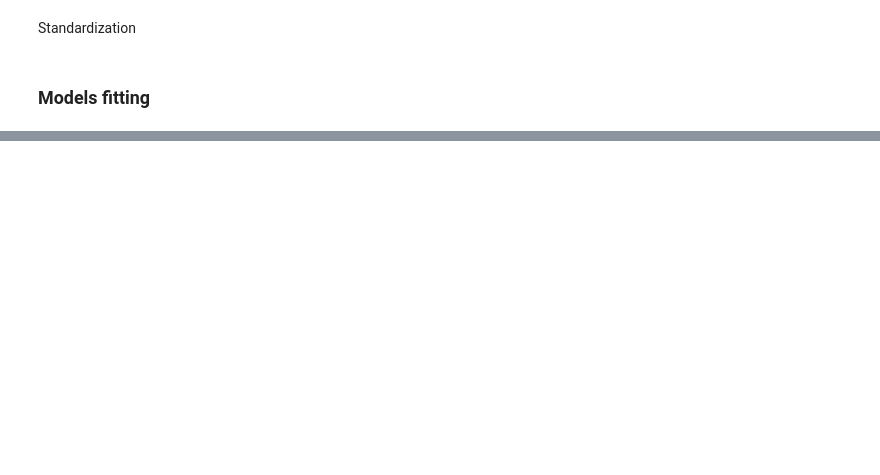
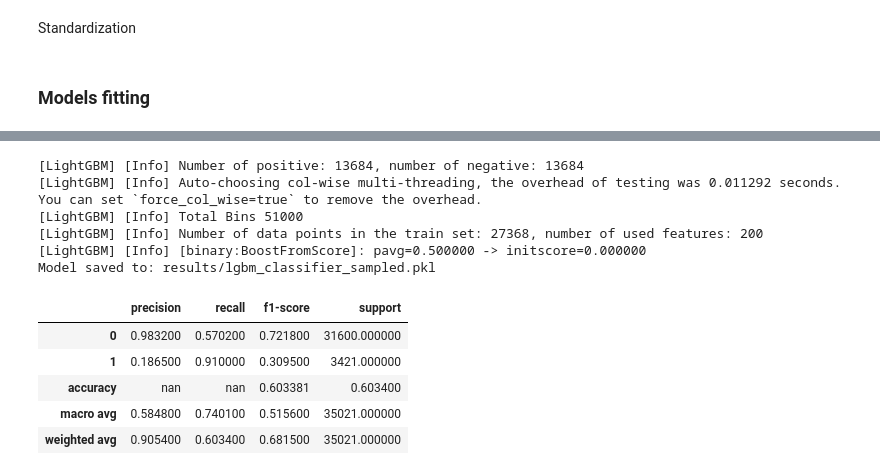
Before and after one commit to OloruntobiOlutola/Hands-on-ML, a Jupyter notebook: customer_transaction.ipynb, the cells around one changed output, grey strips where cells are left out. Drawn from its saved outputs; the diff is of its cells as text; code cells hidden in the pictures; blank space fills up the shorter version.

```diff
--- a/customer_transaction.ipynb
+++ b/customer_transaction.ipynb
@@ -264,0 +489,25 @@ X_test_scaled = scaler.transform(X_test)
+# %%
+model, y_pred, report  = train_and_save_model(
+    model=LGBMClassifier(),
+    model_name="lgbm_classifier",
+    X_train=X_resampled_train_scaled,
+    y_train=y_resampled_down,
+    X_test=X_test_scaled,
+    y_test=y_test,
+    sampled=True
+)
+report
+# %% [output]
+[LightGBM] [Info] Number of positive: 13684, number of negative: 13684
+[LightGBM] [Info] Auto-choosing col-wise multi-threading, the overhead of testing was 0.011292 seconds.
+You can set `force_col_wise=true` to remove the overhead.
+[LightGBM] [Info] Total Bins 51000
+[LightGBM] [Info] Number of data points in the train set: 27368, number of used features: 200
+[LightGBM] [Info] [binary:BoostFromScore]: pavg=0.500000 -> initscore=0.000000
+Model saved to: results/lgbm_classifier_sampled.pkl
+|  | precision | recall | f1-score | support |
+| 0 | 0.983200 | 0.570200 | 0.721800 | 31600.000000 |
+| 1 | 0.186500 | 0.910000 | 0.309500 | 3421.000000 |
+| accuracy | nan | nan | 0.603381 | 0.603400 |
+| macro avg | 0.584800 | 0.740100 | 0.515600 | 35021.000000 |
+| weighted avg | 0.905400 | 0.603400 | 0.681500 | 35021.000000 |
```
Also changed, not shown: parts of 36 cells of this notebook.
